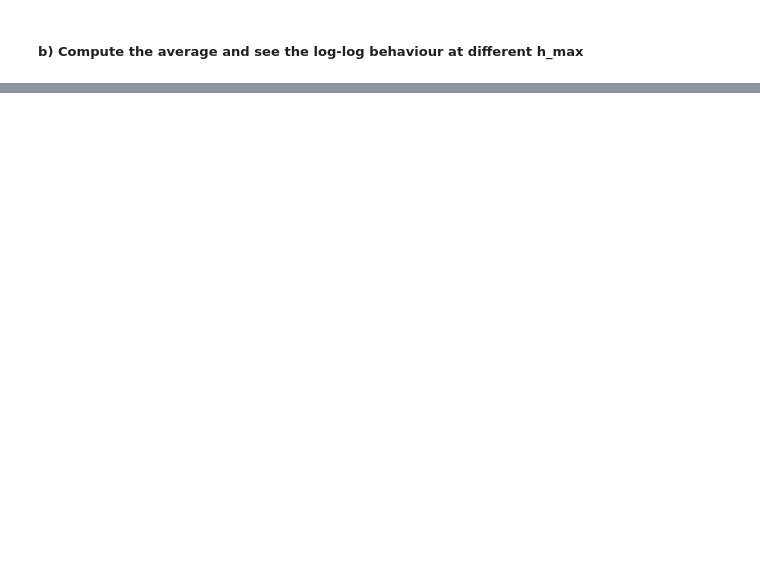
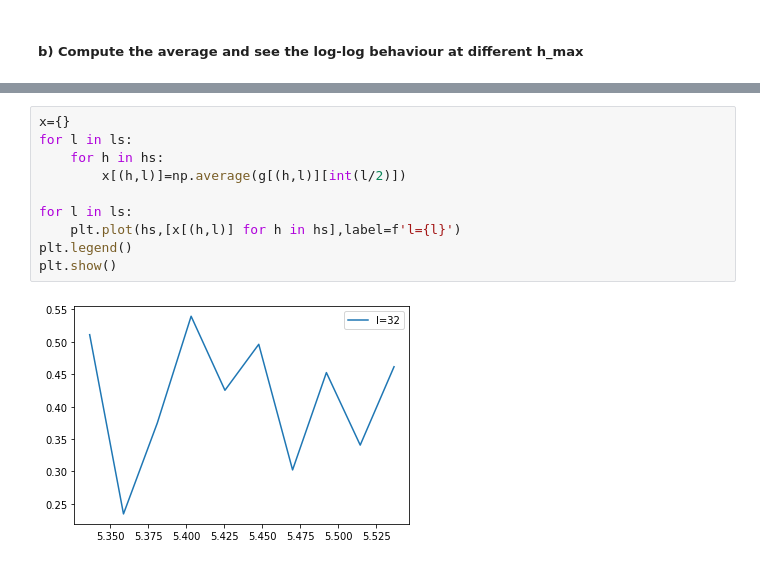
Before and after one commit to emacosta95/quantum_simulations_for_ising, a Jupyter notebook: analysis_qpt_2nn_ising.ipynb, the cells around one changed output, grey strips where cells are left out. Saved outputs shown, nothing was run; the diff lists cells and outputs as text; blank space fills up the shorter version.

```diff
--- a/analysis_qpt_2nn_ising.ipynb
+++ b/analysis_qpt_2nn_ising.ipynb
@@ -76,0 +81,12 @@ plt.show()
+# %%
+x={}
+for l in ls:
+    for h in hs:
+        x[(h,l)]=np.average(g[(h,l)][int(l/2)])
+
+for l in ls:
+    plt.plot(hs,[x[(h,l)] for h in hs],label=f'l={l}')
+plt.legend()
+plt.show()
+# %% [output]
+[figure, added]
```
Also changed, not shown: parts of 4 cells of this notebook, 6 other files.
